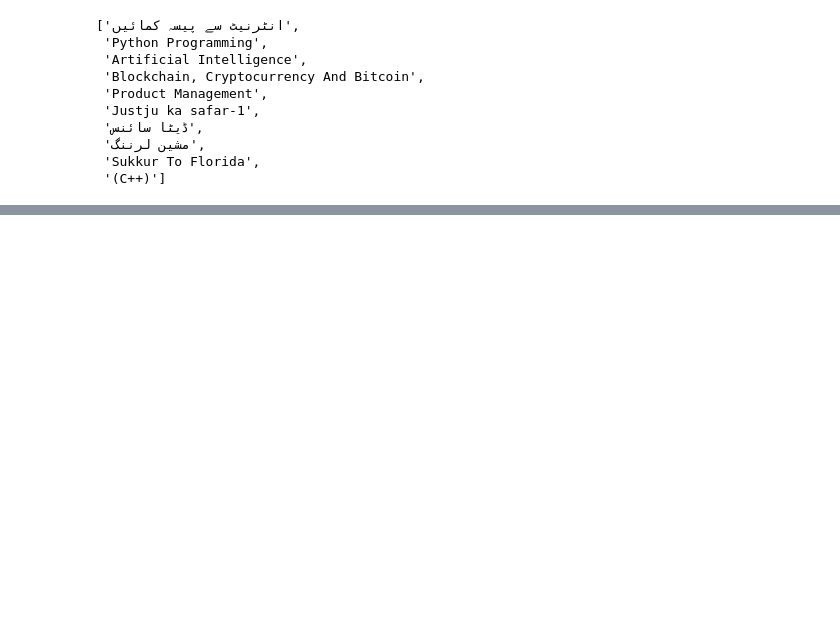
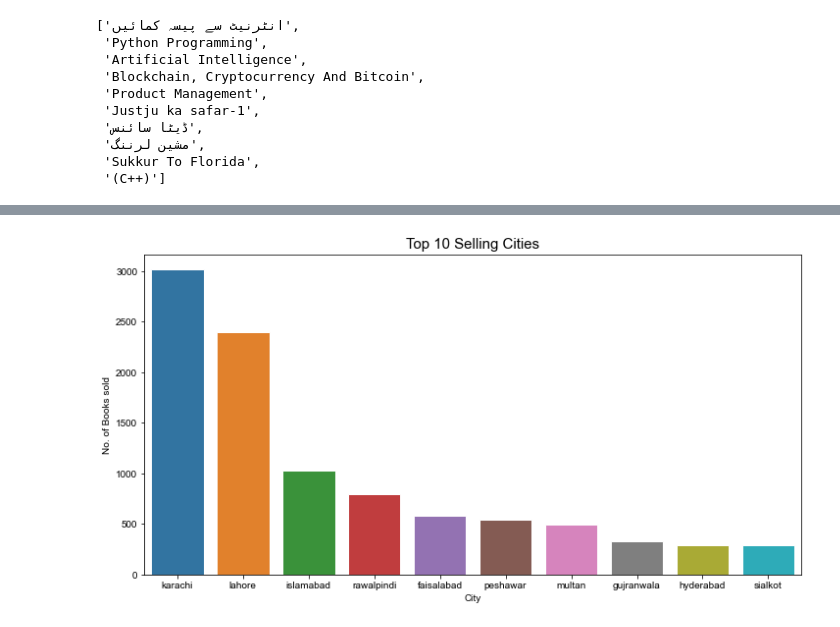
Before and after one commit to sohelakhtar23/Python-Notebooks, a Jupyter notebook: gufhtugu publication EDA/gufhtugu-book-order-EDA.ipynb, the cells around one changed output, grey strips where cells are left out. Drawn from its saved outputs; the diff is of its cells as text; code cells hidden in the pictures; blank space fills up the shorter version.

```diff
--- a/gufhtugu publication EDA/gufhtugu-book-order-EDA.ipynb
+++ b/gufhtugu publication EDA/gufhtugu-book-order-EDA.ipynb
@@ -221,0 +339,3 @@ sns.heatmap(correlation)
+# %%
+gp_df['city'] = gp_df['city'].str.lower()
+gp_df['city'].nunique()
@@ -221,0 +382,9 @@ sns.heatmap(correlation)
+# %%
+def clean_city(city):
+    for i in pak_cities:
+        if i in str(city):
+            return i
+    return city
+# %%
+gp_df['city'] = gp_df['city'].apply(clean_city)
+gp_df['city'].nunique()
@@ -221,0 +393,3 @@ sns.heatmap(correlation)
+# %%
+top_cities = gp_df['city'].value_counts().head(10)
+top_cities
@@ -221,0 +408,10 @@ sns.heatmap(correlation)
+# %%
+plt.figure(figsize=(12,6))
+plt.title("Top 10 Selling Cities", fontsize=15)
+sns.set_style("darkgrid")
+
+ax = sns.barplot(x=top_cities.index, y=top_cities)
+ax.set(xlabel='City', ylabel='No. of Books sold')
+plt.show()
+# %% [output]
+[figure, added]
```
Also changed, not shown: parts of 59 cells of this notebook.
